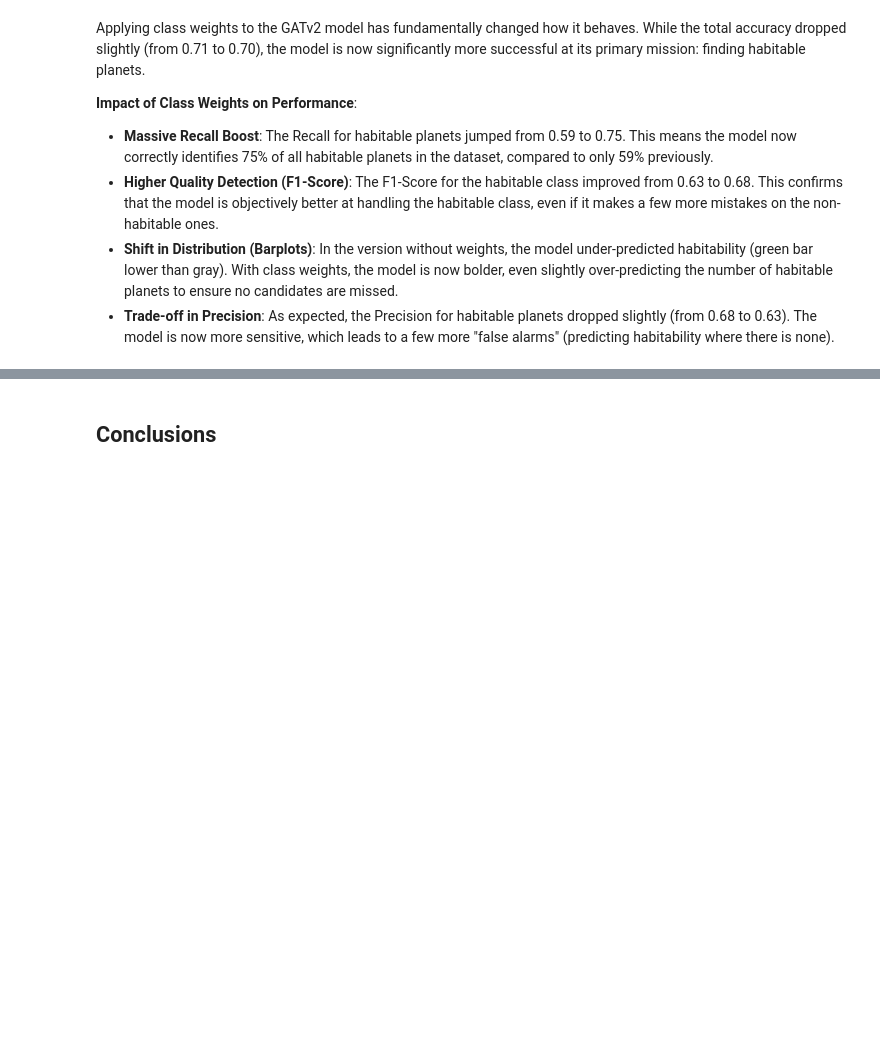
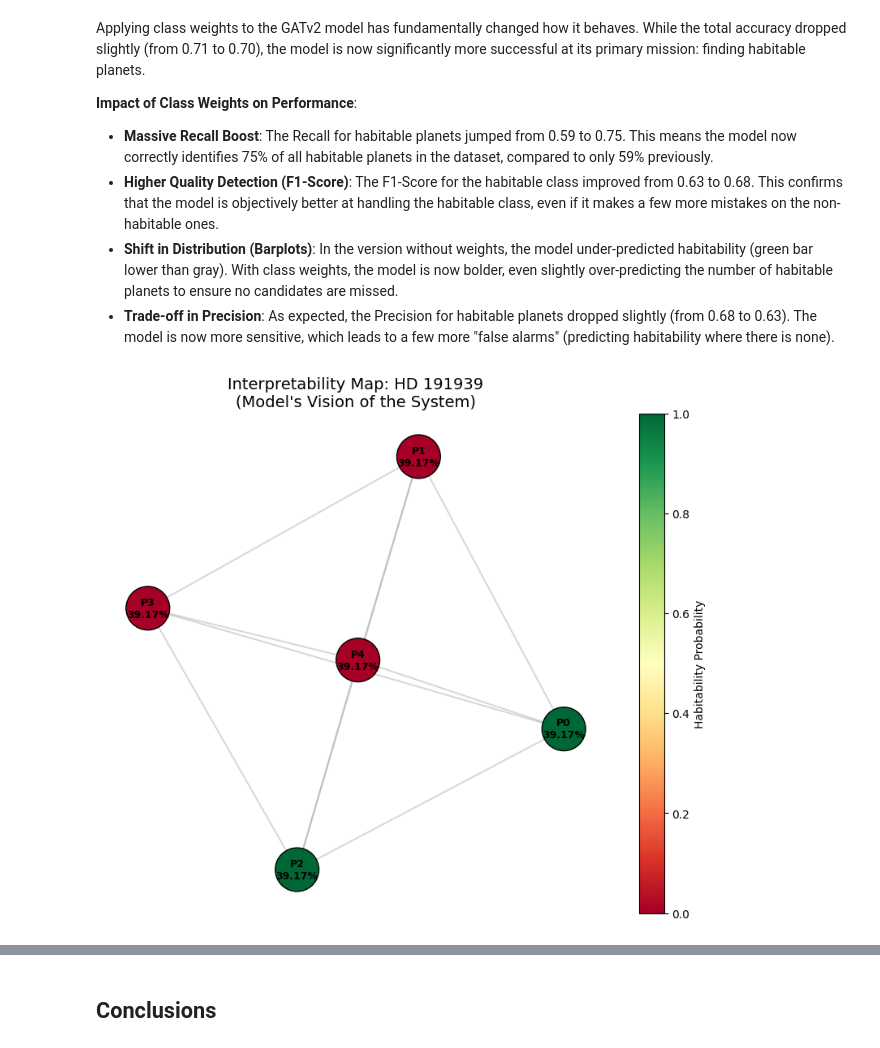
Before and after one commit to Gonzatorra/Machine-Learning-Avanzado, a Jupyter notebook: extraProject/main.ipynb, the cells around one changed output, grey strips where cells are left out. Cells and saved outputs as stored; diff of their text form; code cells hidden in the pictures; blank space fills up the shorter version.

```diff
--- a/extraProject/main.ipynb
+++ b/extraProject/main.ipynb
@@ -1290,3 +1290,9 @@ Applying class weights to the GATv2 model has fundamentally changed how it behav
 - **Higher Quality Detection (F1-Score)**: The F1-Score for the habitable class improved from 0.63 to 0.68. This confirms that the model is objectively better at handling the habitable class, even if it makes a few more mistakes on the non-habitable ones.
 - **Shift in Distribution (Barplots)**: In the version without weights, the model under-predicted habitability (green bar lower than gray). With class weights, the model is now bolder, even slightly over-predicting the number of habitable planets to ensure no candidates are missed.
 - **Trade-off in Precision**: As expected, the Precision for habitable planets dropped slightly (from 0.68 to 0.63). The model is now more sensitive, which leads to a few more "false alarms" (predicting habitability where there is none).
+# %%
+from utils import plot_explainable_system
+
+plot_explainable_system("HD 191939", test_graphs, model, device)
+# %% [output]
+[figure, added]
```
Also changed, not shown: parts of 5 cells of this notebook, 1 other file.
